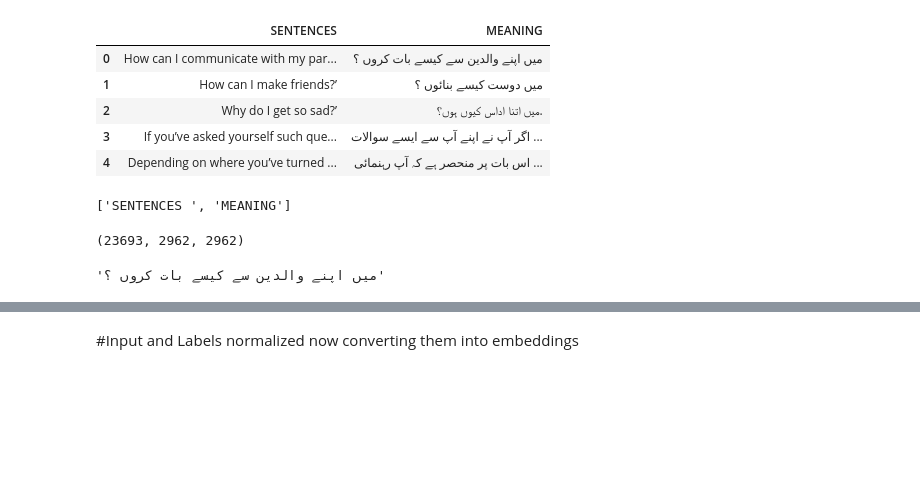
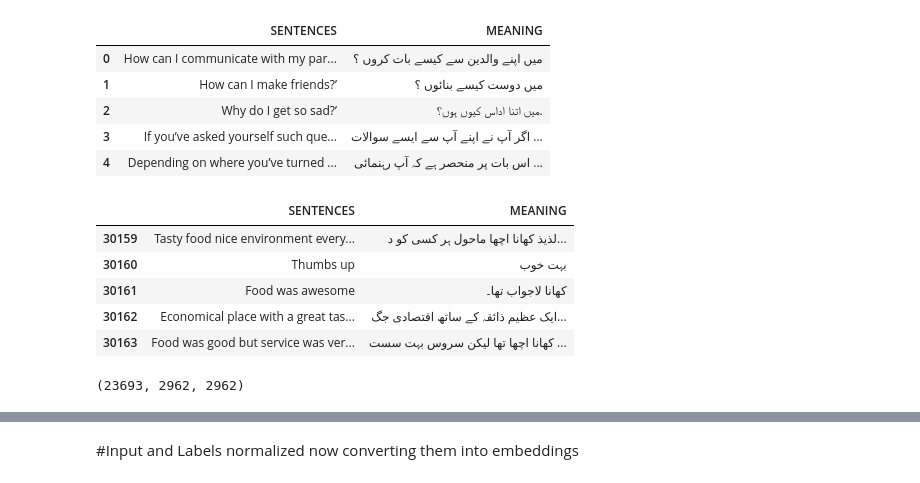
Before and after one commit to SheikhMudassarHanif/NLP, a Jupyter notebook: TextTranslationRNN.ipynb, the cells around one changed output, grey strips where cells are left out. Cells and saved outputs as stored; diff of their text form; code cells hidden in the pictures; blank space fills up the shorter version.

```diff
--- a/TextTranslationRNN.ipynb
+++ b/TextTranslationRNN.ipynb
@@ -26,10 +26,15 @@ df.head()
 | 2 | Why do I get so sad?’ | میں اتنا اداس کیوں ہوں؟. |
 | 3 | If you’ve asked yourself such que... | اگر آپ نے اپنے آپ سے ایسے سوالات ... |
 | 4 | Depending on where you’ve turned ... | اس بات پر منحصر ہے کہ آپ رہنمائی ... |
-# %%
-column_names
-# %% [output]
-['SENTENCES ', 'MEANING']
+# %%
+df.tail()
+# %% [output]
+|  | SENTENCES | MEANING |
+| 30159 | Tasty food nice environment every... | لذیذ کھانا اچھا ماحول ہر کسی کو د... |
+| 30160 | Thumbs up | بہت خوب |
+| 30161 | Food was awesome | کھانا لاجواب تھا۔ |
+| 30162 | Economical place with a great tas... | ایک عظیم ذائقہ کے ساتھ اقتصادی جگ... |
+| 30163 | Food was good but service was ver... | کھانا اچھا تھا لیکن سروس بہت سست ... |
 # %%
 train,val,test=np.split(df.sample(frac=1),[int(0.8*len(df)),int(0.9*len(df))])
 # %%
@@ -45,4 +47,0 @@ t1=df['MEANING'][0]
-# %%
-t1
-# %% [output]
-'میں اپنے والدین سے کیسے بات کروں ؟'
```
Also changed, not shown: parts of 33 cells of this notebook.
